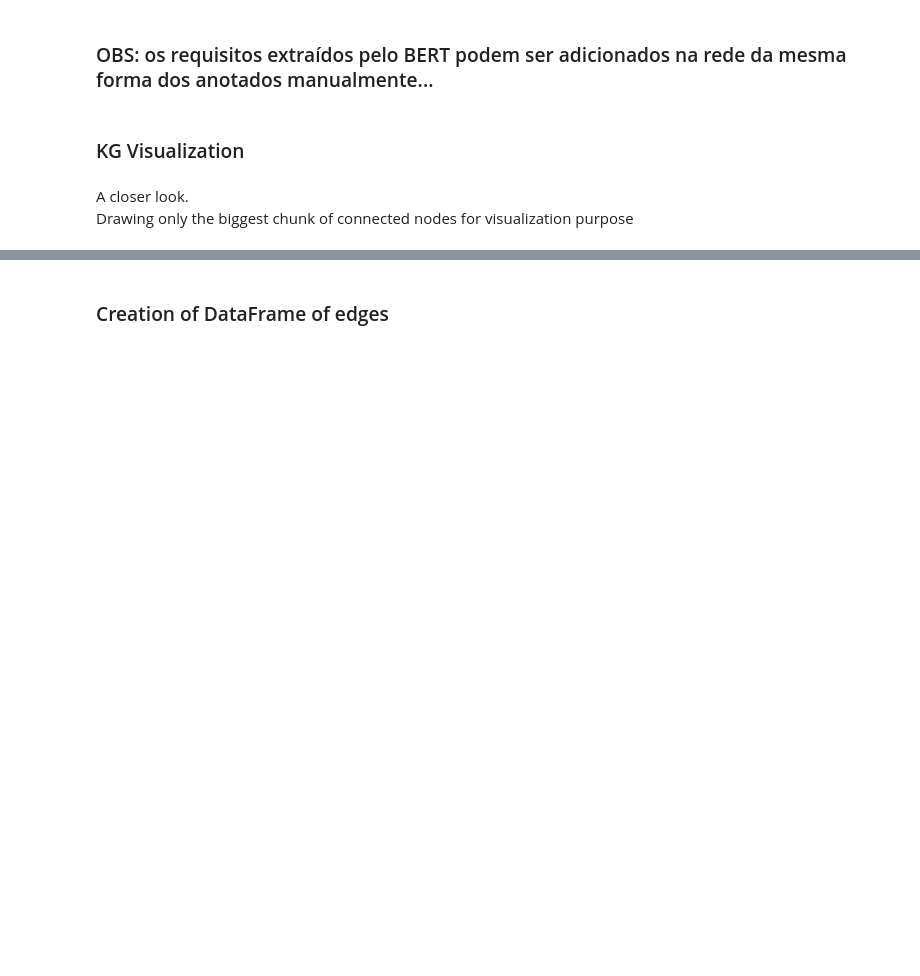
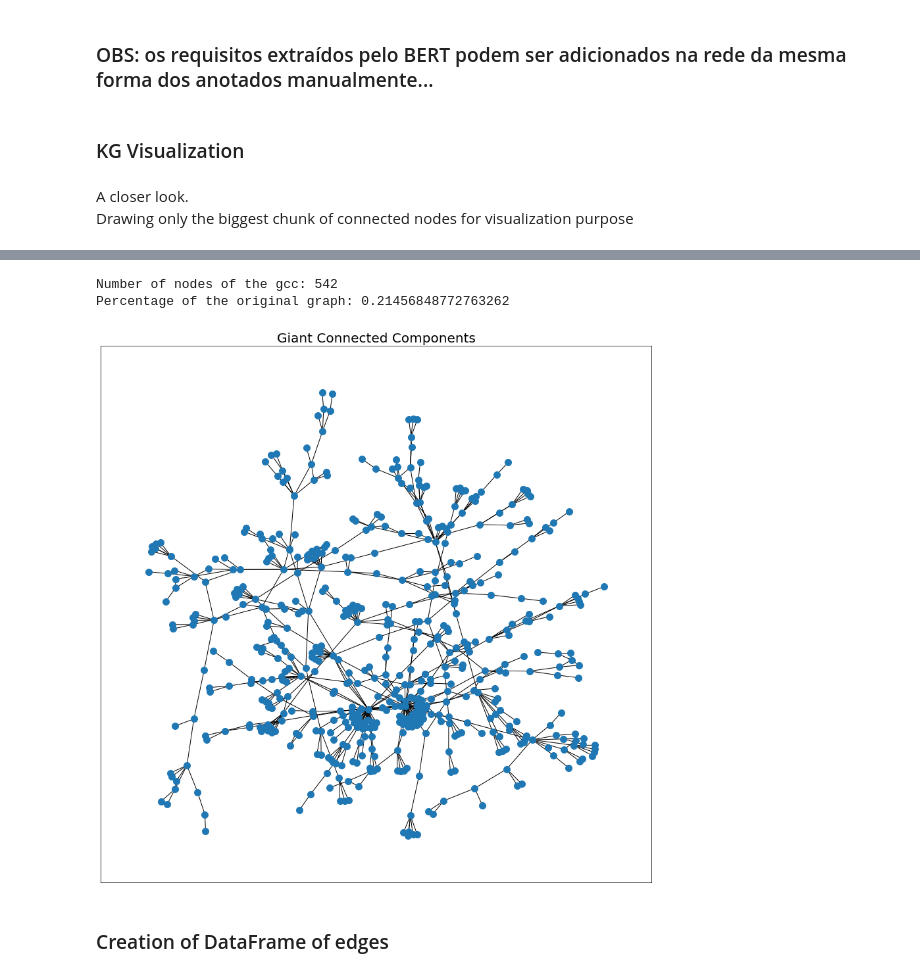
Before and after one commit to aime-n/ic, a Jupyter notebook: GCN_link_prediction_PLN.ipynb, the cells around one changed output, grey strips where cells are left out. Drawn from its saved outputs; the diff is of its cells as text; code cells hidden in the pictures; blank space fills up the shorter version.

```diff
--- a/GCN_link_prediction_PLN.ipynb
+++ b/GCN_link_prediction_PLN.ipynb
@@ -631,18 +654,25 @@ Drawing only the biggest chunk of connected nodes for visualization purpose
 # %%
-# import matplotlib.pyplot as plt
-# gcc = (max(nx.connected_components(KG), key=len)) # giant connected component
-# subgraph_ = KG.subgraph(gcc)
-# print(f'Number of nodes of the gcc: {len(subgraph_.nodes)}')
-# print(f'Percentage of the original graph: {len(subgraph_.nodes)/len(KG.nodes)}')
-# options = {
-#     "font_size": 10,
-#     "node_size": 100,
-# }
+import matplotlib.pyplot as plt
+gcc = (max(nx.connected_components(KG), key=len)) # giant connected component
+subgraph_ = KG.subgraph(gcc)
+print(f'Number of nodes of the gcc: {len(subgraph_.nodes)}')
+print(f'Percentage of the original graph: {len(subgraph_.nodes)/len(KG.nodes)}')
+options = {
+    "font_size": 10,
+    "node_size": 100,
+}
 
-# plt.figure(figsize=(15,15))
-# nx.draw_networkx(subgraph_, **options, with_labels=False)
-# plt.title('Giant Connected Components', fontsize=20)
-# plt.show()
+plt.figure(figsize=(15,15))
+nx.draw_networkx(subgraph_, **options,
+                 with_labels=False
+                 )
+plt.title('Giant Connected Components', fontsize=20)
+plt.savefig('gcc')
+plt.show()
+# %% [output]
+Number of nodes of the gcc: 542
+Percentage of the original graph: 0.21456848772763262
+[figure, added]
 # %% [markdown]
 ### Creation of DataFrame of edges
 # %%
```
Also changed, not shown: parts of 35 cells of this notebook.
